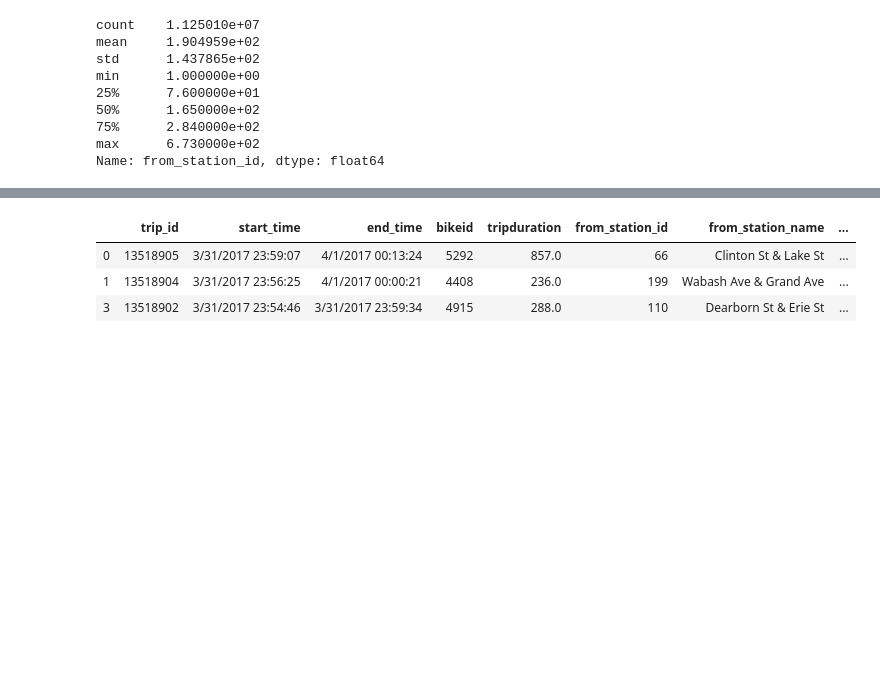
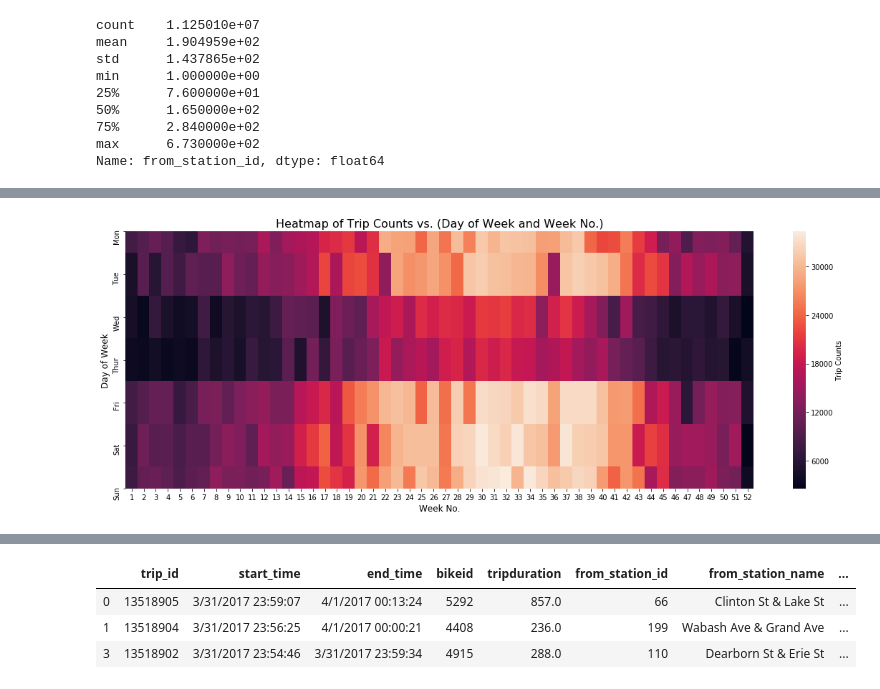
Before and after one commit to mohitroy2502/Chicago-Divvy-DPA-Project, a Jupyter notebook: DPA Project Problem Statement 5.ipynb, the cells around one changed output, grey strips where cells are left out. Saved outputs shown, nothing was run; the diff lists cells and outputs as text; code cells hidden in the pictures; blank space fills up the shorter version.

```diff
--- a/DPA Project Problem Statement 5.ipynb
+++ b/DPA Project Problem Statement 5.ipynb
@@ -144,0 +201,14 @@ station_counts['total'] = station_counts['checkouts'] + station_counts['checkins
+# %%
+# heatmap of trip count vs. (weekday and week no.)
+fig, ax = plt.subplots(figsize=(16, 6))
+tmp = q2_stations[['weekday', 'week_number_of_year', 'tripduration']].groupby(['weekday', 'week_number_of_year']).count().reset_index()
+pivots = tmp.pivot('weekday', 'week_number_of_year', 'tripduration')
+sns.heatmap(pivots, cbar_kws={'label': 'Trip Counts'})
+ax.set_title('Heatmap of Trip Counts vs. (Day of Week and Week No.)', fontsize=16)
+ax.set_xlabel('Week No.', fontsize=12)
+ax.set_ylabel('Day of Week', fontsize=12)
+ax.set_yticklabels(('Mon', 'Tue', 'Wed', 'Thur', 'Fri', 'Sat', 'Sun'), fontsize=10)
+plt.tight_layout()
+plt.show()
+# %% [output]
+[figure, added]
```
Also changed, not shown: parts of 17 cells of this notebook.
